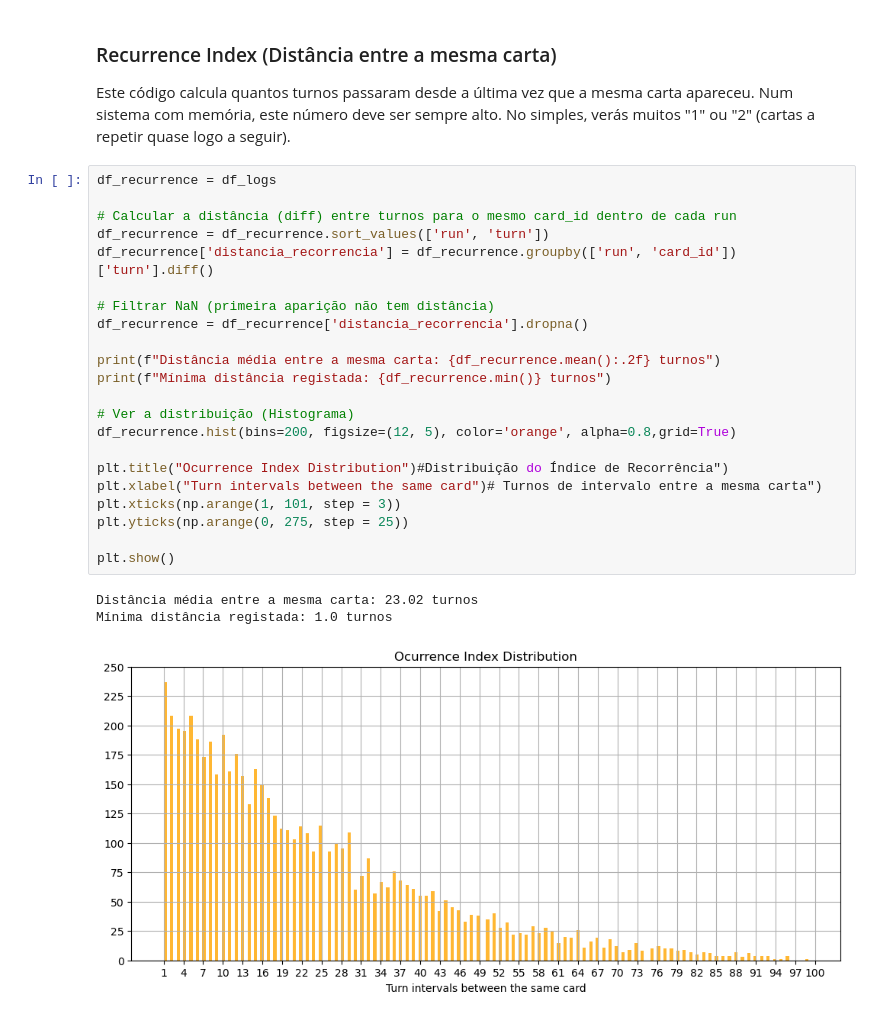
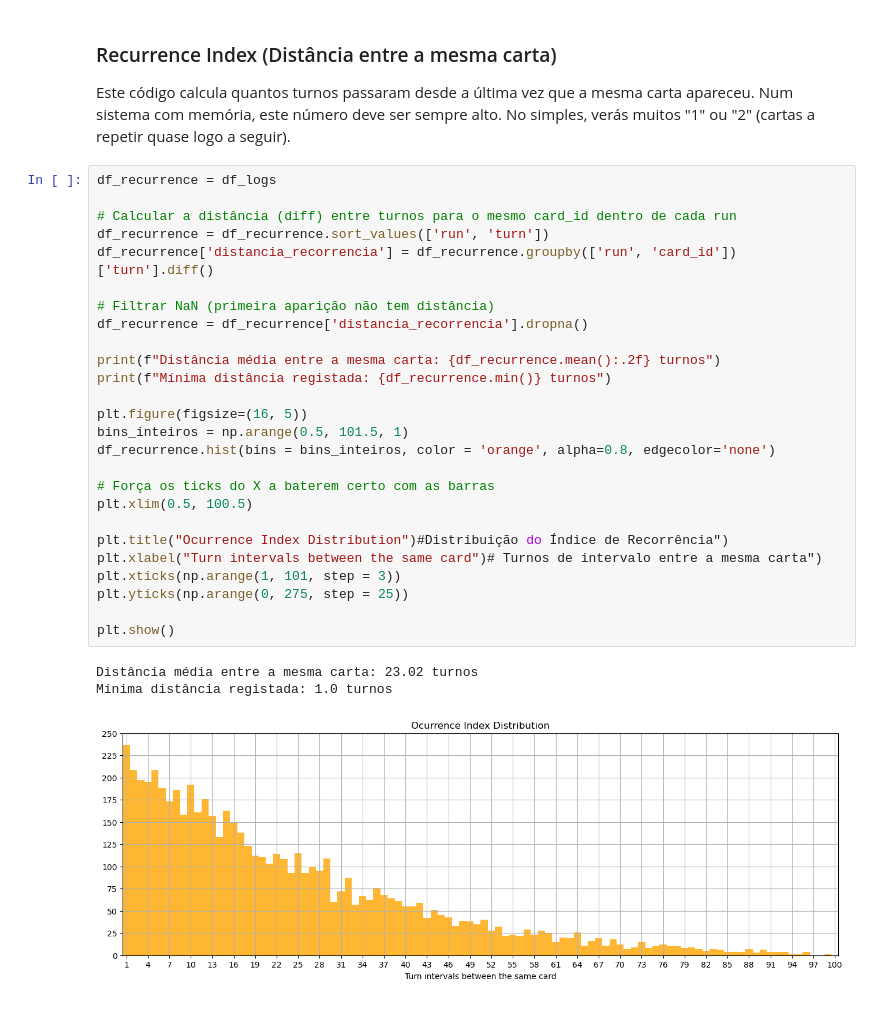
Before and after one commit to davidcurral/Procedural-Narrative-Prototype-Project, a Jupyter notebook: Narrative Data Analysis_No_Memory.ipynb, the cells around one changed output. Drawn from its saved outputs; the diff is of its cells as text.

```diff
--- a/Narrative Data Analysis_No_Memory.ipynb
+++ b/Narrative Data Analysis_No_Memory.ipynb
@@ -435,26 +477,30 @@ Num sistema com memória, este número deve ser sempre alto. No simples, verás
 # %%
 df_recurrence = df_logs
 
 # Calcular a distância (diff) entre turnos para o mesmo card_id dentro de cada run
 df_recurrence = df_recurrence.sort_values(['run', 'turn'])
 df_recurrence['distancia_recorrencia'] = df_recurrence.groupby(['run', 'card_id'])['turn'].diff()
 
 # Filtrar NaN (primeira aparição não tem distância)
 df_recurrence = df_recurrence['distancia_recorrencia'].dropna()
 
 print(f"Distância média entre a mesma carta: {df_recurrence.mean():.2f} turnos")
 print(f"Mínima distância registada: {df_recurrence.min()} turnos")
 
-# Ver a distribuição (Histograma)
-df_recurrence.hist(bins=200, figsize=(12, 5), color='orange', alpha=0.8,grid=True)
+plt.figure(figsize=(16, 5))
+bins_inteiros = np.arange(0.5, 101.5, 1)
+df_recurrence.hist(bins = bins_inteiros, color = 'orange', alpha=0.8, edgecolor='none')
+
+# Força os ticks do X a baterem certo com as barras
+plt.xlim(0.5, 100.5)
 
 plt.title("Ocurrence Index Distribution")#Distribuição do Índice de Recorrência")
 plt.xlabel("Turn intervals between the same card")# Turnos de intervalo entre a mesma carta")
 plt.xticks(np.arange(1, 101, step = 3))
 plt.yticks(np.arange(0, 275, step = 25))
 
 plt.show()
 # %% [output]
 Distância média entre a mesma carta: 23.02 turnos
 Mínima distância registada: 1.0 turnos
-[figure, old version]
+[figure, new version]
```
Also changed, not shown: parts of 5 cells of this notebook, 4 other files.
